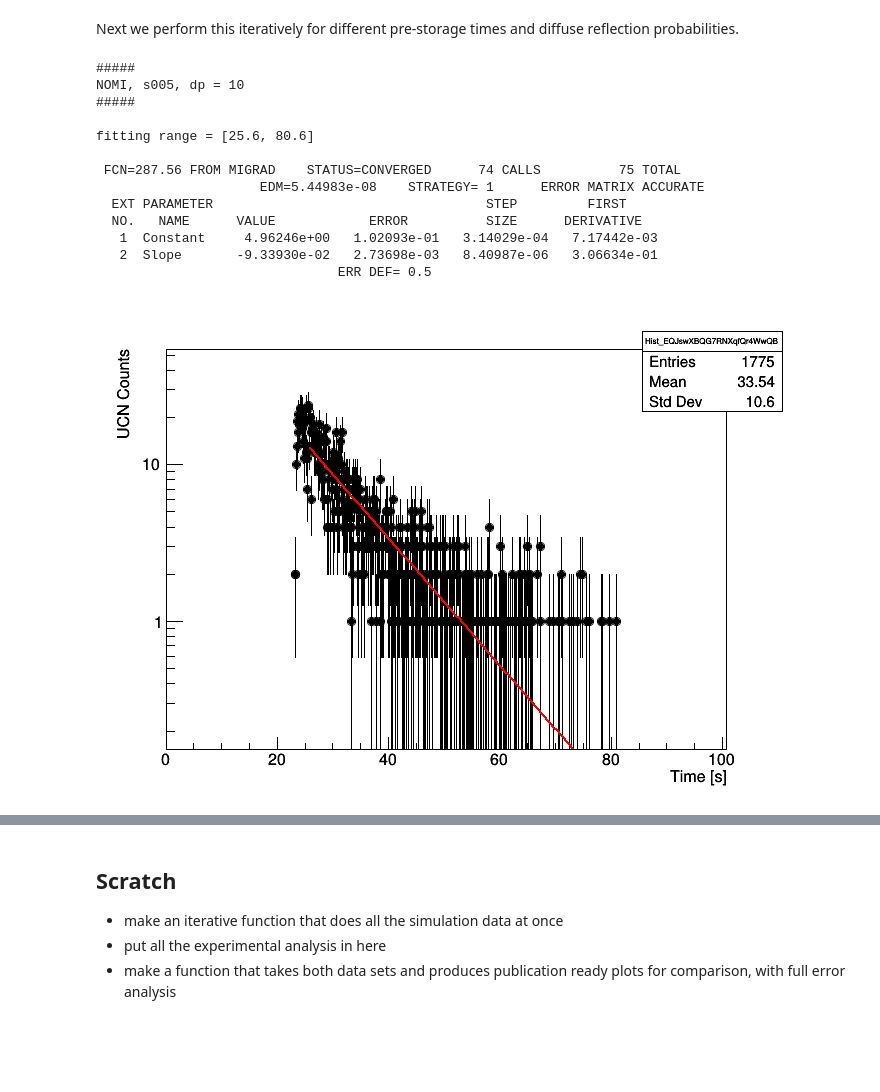
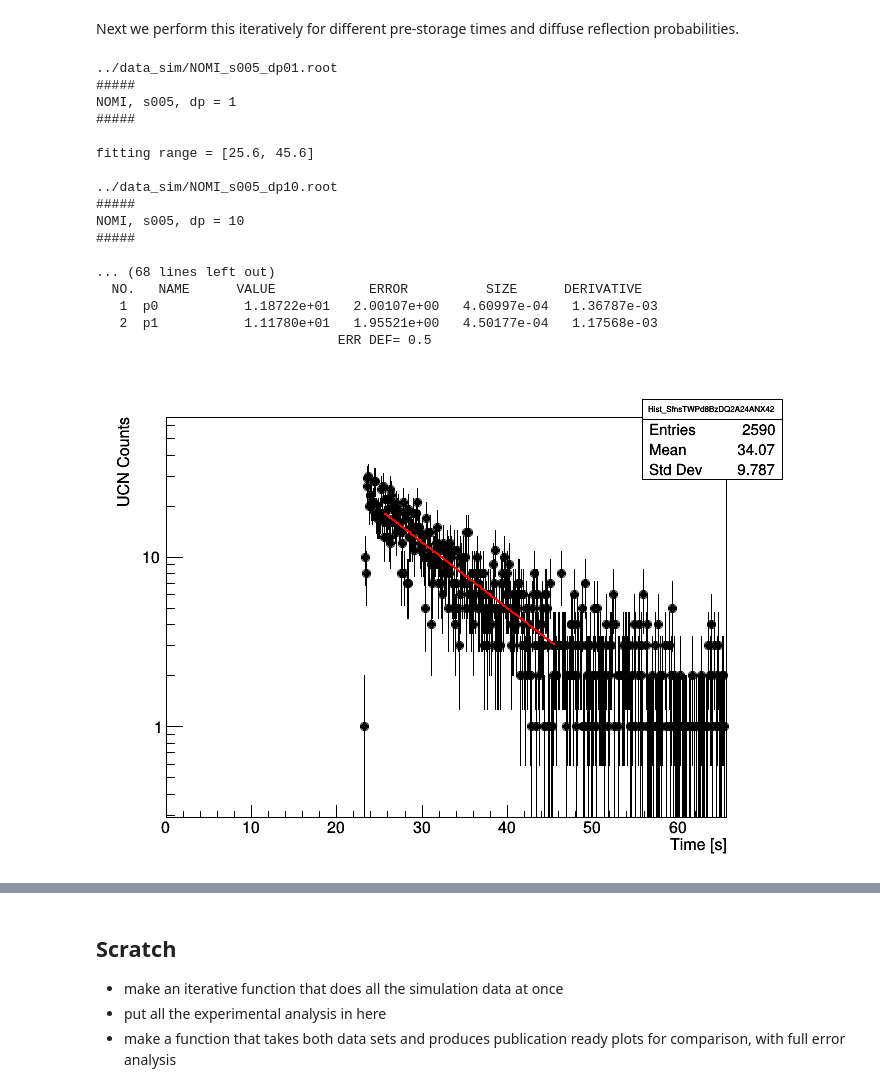
Before and after one commit to jonahberean/psi_transmission, a Jupyter notebook: notebooks_scripts/PENTrack_simulations.ipynb, the cells around one changed output, grey strips where cells are left out. Drawn from its saved outputs; the diff is of its cells as text; code cells hidden in the pictures; blank space fills up the shorter version.

```diff
--- a/notebooks_scripts/PENTrack_simulations.ipynb
+++ b/notebooks_scripts/PENTrack_simulations.ipynb
@@ -5,7 +5,7 @@ from functions import *
 from sim_functions import *
 
 # sometimes just need to run with the below line uncommented
-# plt.rcParams['figure.dpi'] = 200
+plt.rcParams['figure.dpi'] = 200
 # %% [markdown]
 # Simulations with PENTrack
 
@@ -219,5 +243,5 @@ fig.savefig('../img/all_norm_tail_fits.pdf')
 
 In the example below, simulation data produced with PENTrack are analysed in an analogous way to as seen above.
 # %%
-canvas, slope = sim_tau('NOMI', 's005', 10)
+canvas, slope, redchi = sim_tau('NOMI', 's100', 1)
 # %% [output]
@@ -240,32 +265,38 @@ Next we perform this iteratively for different pre-storage times and diffuse ref
 # %%
 canvas_dict = {}
 sim_p1_dict = {}
 
 for config in ['NOMI']:
 
-    for run_type in ['s005']:
-#     for run_type in ['s005', 's020', 's100']:
+#     for run_type in ['s005']:
+    for run_type in ['s005', 's020', 's100']:
 
-        for diffuse_probability in [10]:
-#         for diffuse_probability in [1, 10]:
+#         for diffuse_probability in [10]:
+        for diffuse_probability in [1, 10]:
 
-            canvas, slope = sim_tau(config, run_type, diffuse_probability)
+            canvas, slope, redchi = sim_tau(config, run_type, diffuse_probability)
 
             canvas_dict[config, run_type, str(diffuse_probability)] = canvas
 
             sim_p1_dict[config,run_type,str(diffuse_probability)] = slope
+
+            sim_p1_dict[config,run_type,str(diffuse_probability), 'redchi'] = redchi
 # %% [output]
+../data_sim/NOMI_s005_dp01.root
+#####
+NOMI, s005, dp = 1
+#####
+
+fitting range = [25.6, 45.6]
+
+../data_sim/NOMI_s005_dp10.root
 #####
 NOMI, s005, dp = 10
 #####
 
-fitting range = [25.6, 80.6]
-
- FCN=287.56 FROM MIGRAD    STATUS=CONVERGED      74 CALLS          75 TOTAL
-                     EDM=5.44983e-08    STRATEGY= 1      ERROR MATRIX ACCURATE
-  EXT PARAMETER                                   STEP         FIRST
+... (68 lines left out)
   NO.   NAME      VALUE            ERROR          SIZE      DERIVATIVE
-   1  Constant     4.96246e+00   1.02093e-01   3.14029e-04   7.17442e-03
-   2  Slope       -9.33930e-02   2.73698e-03   8.40987e-06   3.06634e-01
+   1  p0           1.18722e+01   2.00107e+00   4.60997e-04   1.36787e-03
+   2  p1           1.11780e+01   1.95521e+00   4.50177e-04   1.17568e-03
                                ERR DEF= 0.5
-[figure, old version]
+[figure, new version]
```
Also changed, not shown: parts of 8 cells of this notebook, 3 other files.
